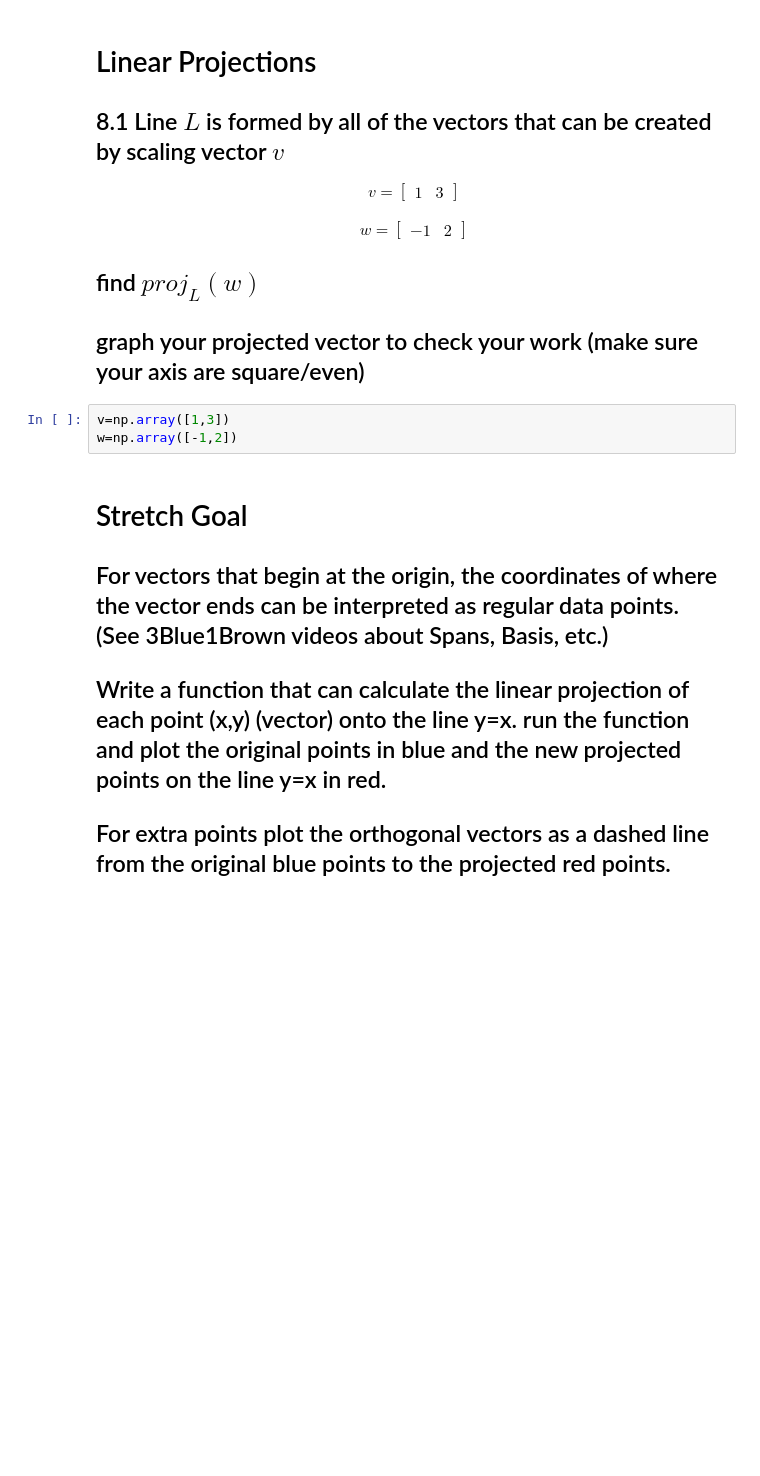
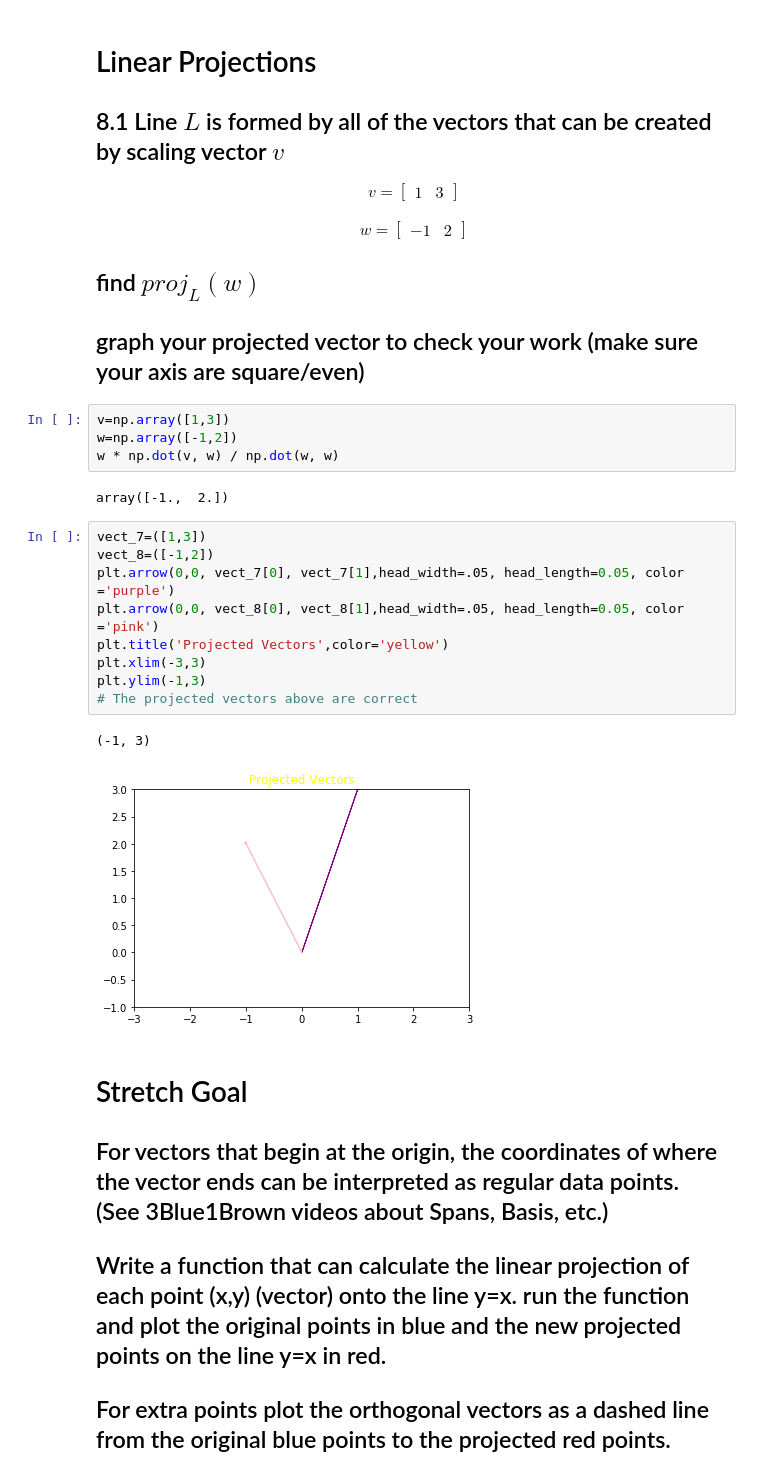
Before and after one commit to KeiandraK/DS-Unit-1-Sprint-3-Linear-Algebra, a Jupyter notebook: Keiandra_King_LS_DS_132_Intermediate_Linear_Algebra_Assignment.ipynb, the cells around one changed output. Cells and saved outputs as stored; diff of their text form; blank space fills up the shorter version.

```diff
--- a/Keiandra_King_LS_DS_132_Intermediate_Linear_Algebra_Assignment.ipynb
+++ b/Keiandra_King_LS_DS_132_Intermediate_Linear_Algebra_Assignment.ipynb
@@ -322,6 +322,21 @@ w = \begin{bmatrix} -1 & 2 \end{bmatrix}
 # %%
 v=np.array([1,3])
 w=np.array([-1,2])
+w * np.dot(v, w) / np.dot(w, w)
+# %% [output]
+array([-1.,  2.])
+# %%
+vect_7=([1,3])
+vect_8=([-1,2])
+plt.arrow(0,0, vect_7[0], vect_7[1],head_width=.05, head_length=0.05, color ='purple')
+plt.arrow(0,0, vect_8[0], vect_8[1],head_width=.05, head_length=0.05, color ='pink')
+plt.title('Projected Vectors',color='yellow')
+plt.xlim(-3,3)
+plt.ylim(-1,3)
+# The projected vectors above are correct
+# %% [output]
+(-1, 3)
+[figure, added]
 # %% [markdown]
 # Stretch Goal
 
```
Also changed, not shown: parts of 1 cell of this notebook.
